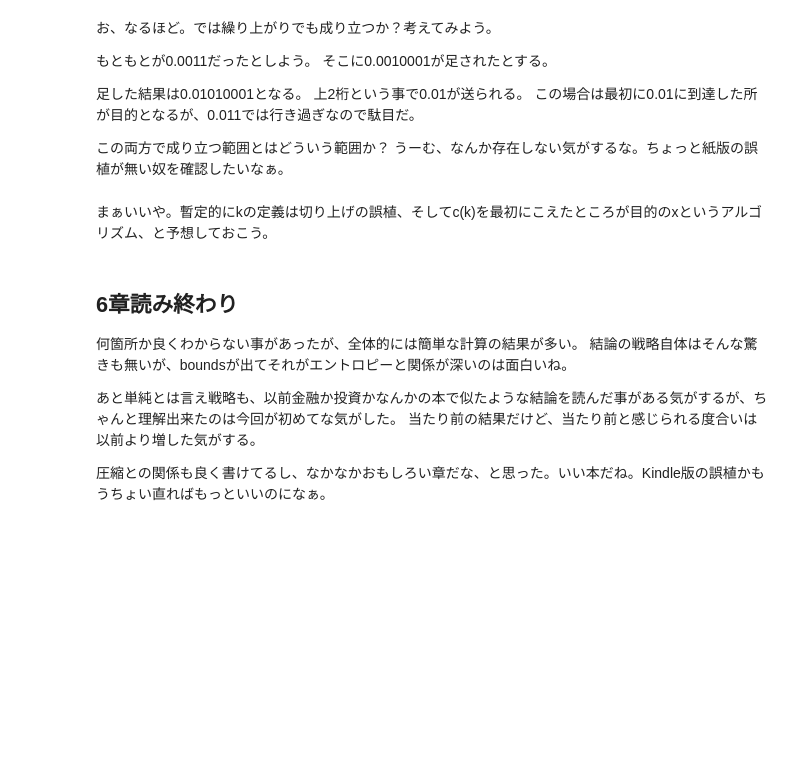
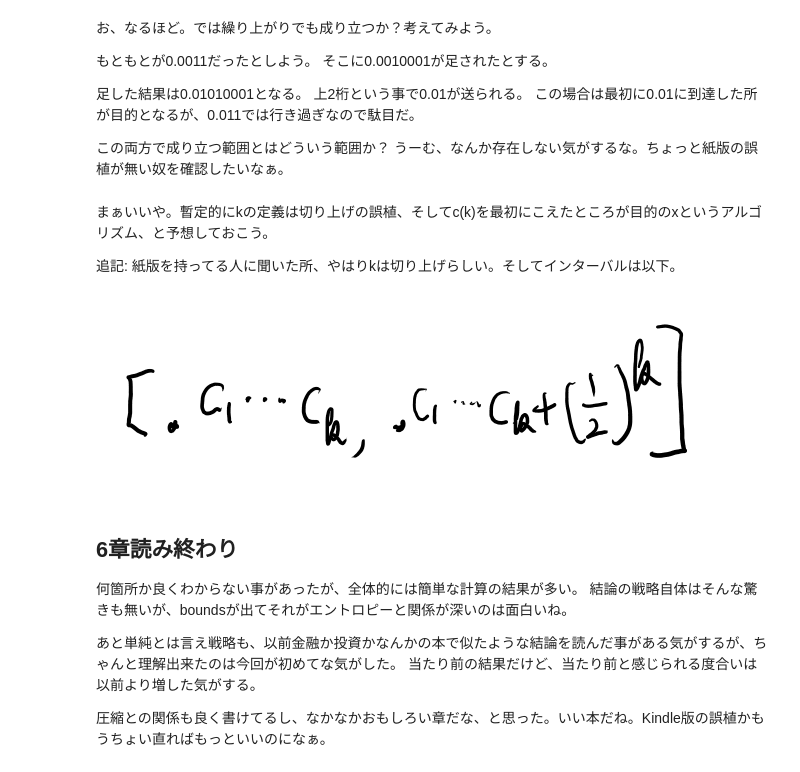
Before and after one commit to karino2/karino2.github.io, a Jupyter notebook: ipynb/2019-02-10-144121.ipynb, the cells around one changed output. Drawn from its saved outputs; the diff is of its cells as text; code cells hidden in the pictures; blank space fills up the shorter version.

```diff
--- a/ipynb/2019-02-10-144121.ipynb
+++ b/ipynb/2019-02-10-144121.ipynb
@@ -358,6 +358,12 @@ kが2.3なら、0.xxまで送る、という事になる。
 うーむ、なんか存在しない気がするな。ちょっと紙版の誤植が無い奴を確認したいなぁ。
 # %% [markdown]
 まぁいいや。暫定的にkの定義は切り上げの誤植、そしてc(k)を最初にこえたところが目的のxというアルゴリズム、と予想しておこう。
+
+追記: 紙版を持ってる人に聞いた所、やはりkは切り上げらしい。そしてインターバルは以下。
+# %%
+MeatPieImage()
+# %% [output]
+[figure, added]
 # %% [markdown]
 ## 6章読み終わり
 
```
